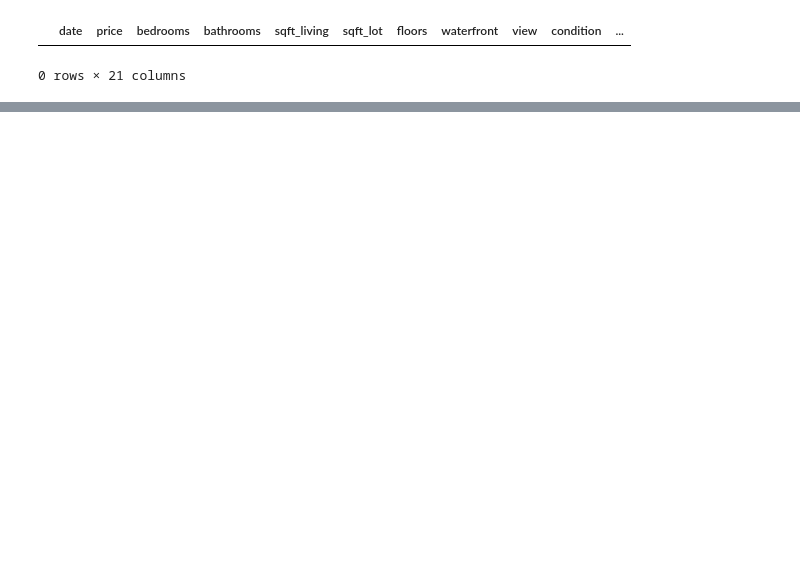
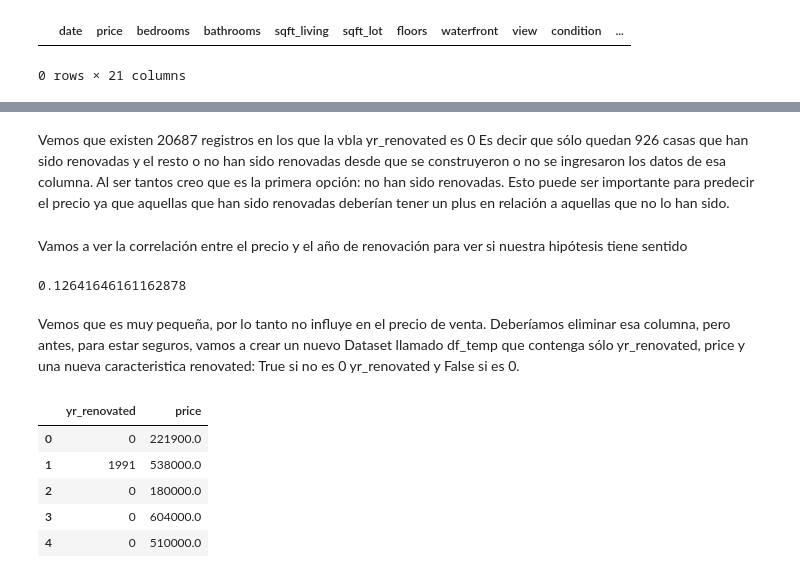
Before and after one commit to AI-School-F5-P2/Ml_training_SGS, a Jupyter notebook: UK houses.ipynb, the cells around one changed output, grey strips where cells are left out. Saved outputs shown, nothing was run; the diff lists cells and outputs as text; code cells hidden in the pictures; blank space fills up the shorter version.

```diff
--- a/UK houses.ipynb
+++ b/UK houses.ipynb
@@ -289,0 +320,25 @@ df[df.yrs_house <0]
+# %% [markdown]
+Vemos que existen 20687 registros en los que la vbla yr_renovated es 0
+Es decir que sólo quedan 926 casas que han sido renovadas y el resto o no han sido renovadas desde que se construyeron
+o no se ingresaron los datos de esa columna. Al ser tantos creo que es la primera opción: no han sido renovadas.
+Esto puede ser importante para predecir el precio ya que aquellas que han sido renovadas deberían tener un plus en
+relación a aquellas que no lo han sido.
+# %% [markdown]
+Vamos a ver la correlación entre el precio y el año de renovación para ver si nuestra hipótesis tiene sentido
+# %%
+df['price'].corr(df['yr_renovated'])
+# %% [output]
+0.12641646161162878
+# %% [markdown]
+Vemos que es muy pequeña, por lo tanto no influye en el precio de venta. Deberíamos eliminar esa columna, pero antes, para estar seguros, vamos a crear un nuevo Dataset llamado df_temp que contenga sólo yr_renovated, price y una nueva caracteristica renovated: True si no es 0 yr_renovated y False si es 0.
+# %%
+
+df_temp = df[['yr_renovated', 'price']]
+df_temp.head()
+# %% [output]
+|  | yr_renovated | price |
+| 0 | 0 | 221900.0 |
+| 1 | 1991 | 538000.0 |
+| 2 | 0 | 180000.0 |
+| 3 | 0 | 604000.0 |
+| 4 | 0 | 510000.0 |
```
Also changed, not shown: parts of 8 cells of this notebook.
